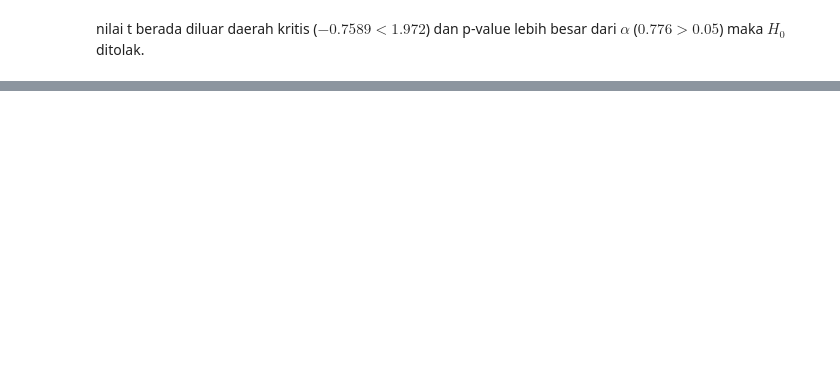
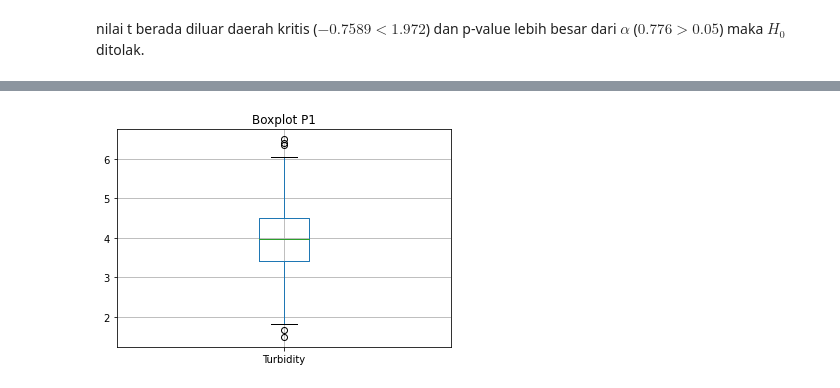
Before and after one commit to Hambinn/Tubes-Probstat, a Jupyter notebook: soal5.ipynb, the cells around one changed output, grey strips where cells are left out. Saved outputs shown, nothing was run; the diff lists cells and outputs as text; code cells hidden in the pictures; blank space fills up the shorter version.

```diff
--- a/soal5.ipynb
+++ b/soal5.ipynb
@@ -265,0 +268,6 @@ nilai t  berada diluar daerah kritis ($-0.7589 < 1.972$) dan p-value lebih besar
+# %%
+ax = df.loc[:1004].boxplot(["Turbidity"])
+ax.set_title("Boxplot P1")
+plt.show()
+# %% [output]
+[figure, added]
```
Also changed, not shown: parts of 12 cells of this notebook, 1 other file.
